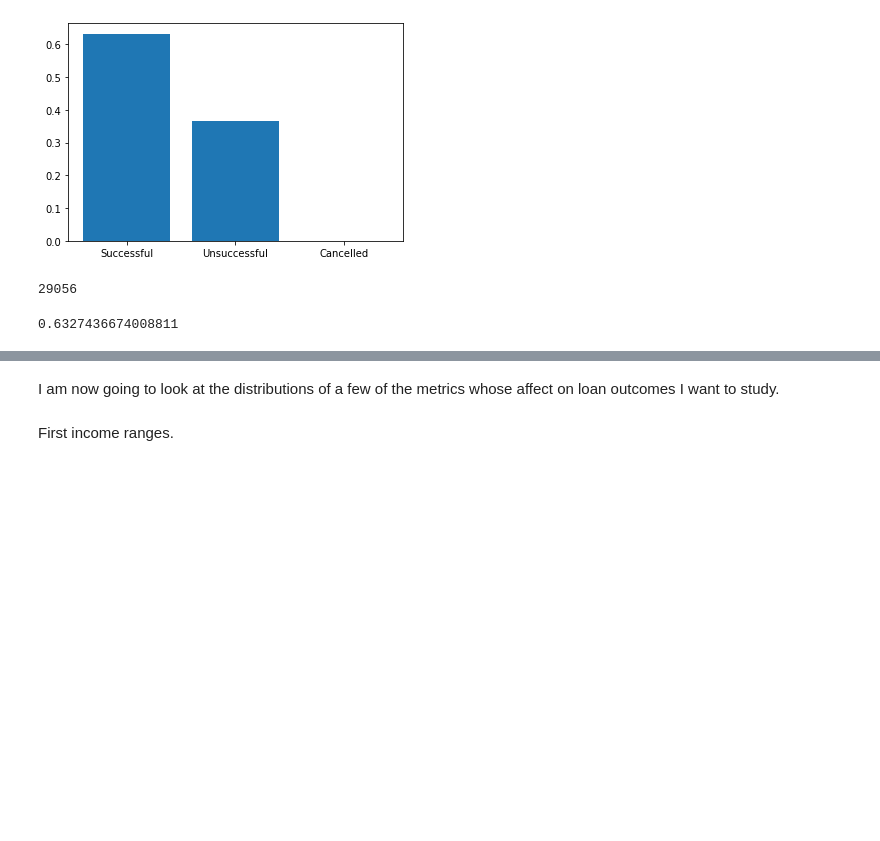
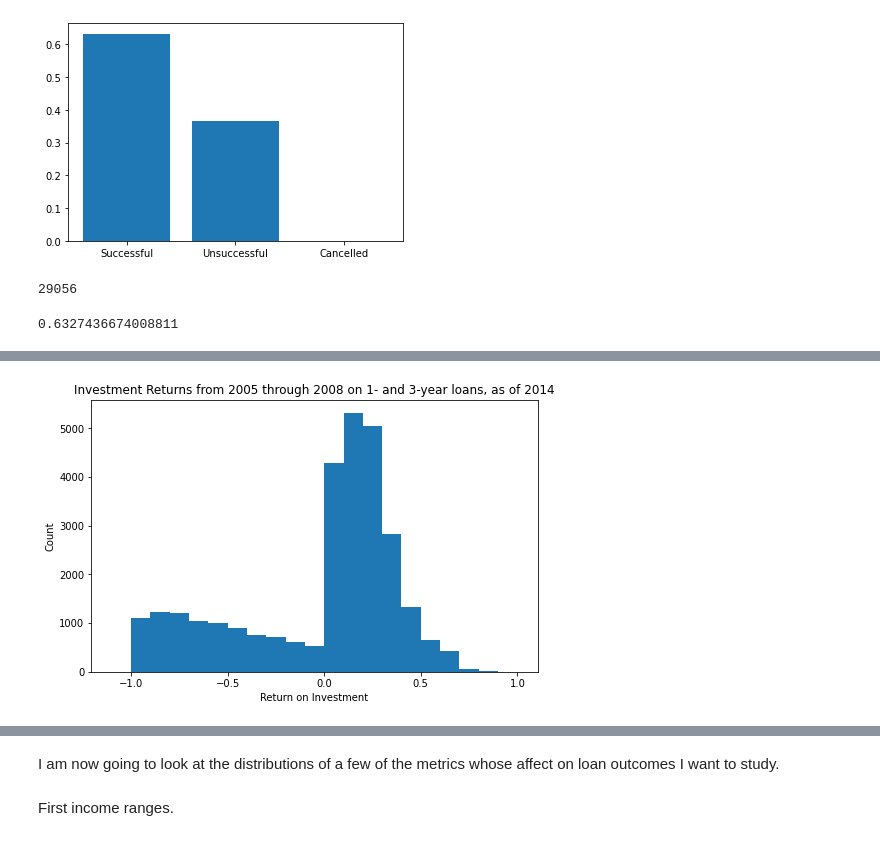
Before and after one commit to werdnamac/prosperloans, a Jupyter notebook: loan_exploration1.ipynb, the cells around one changed output, grey strips where cells are left out. Cells and saved outputs as stored; diff of their text form; code cells hidden in the pictures; blank space fills up the shorter version.

```diff
--- a/loan_exploration1.ipynb
+++ b/loan_exploration1.ipynb
@@ -501,0 +504,13 @@ About 63% of the loans were successful.
+# %%
+# start with a standard-scaled plot
+binsize = .1
+bins = np.arange(-1-binsize, 1+binsize, binsize)
+
+plt.figure(figsize=[8, 5])
+plt.hist(data = loans_to_2008, x = 'ROI', bins=bins)
+plt.xlabel('Return on Investment')
+plt.ylabel('Count')
+plt.title('Investment Returns from 2005 through 2008 on 1- and 3-year loans, as of 2014')
+plt.show()
+# %% [output]
+[figure, added]
```
Also changed, not shown: parts of 104 cells of this notebook.
